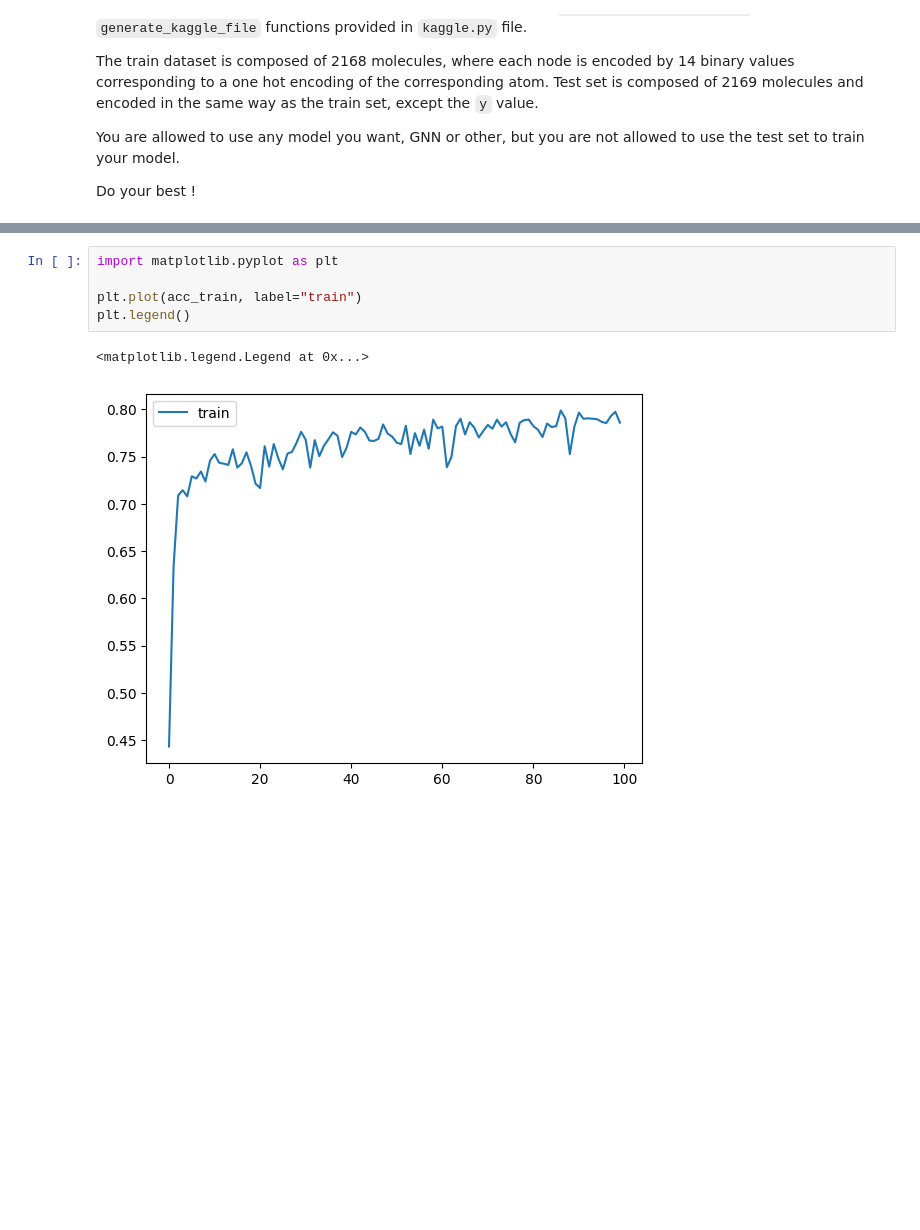
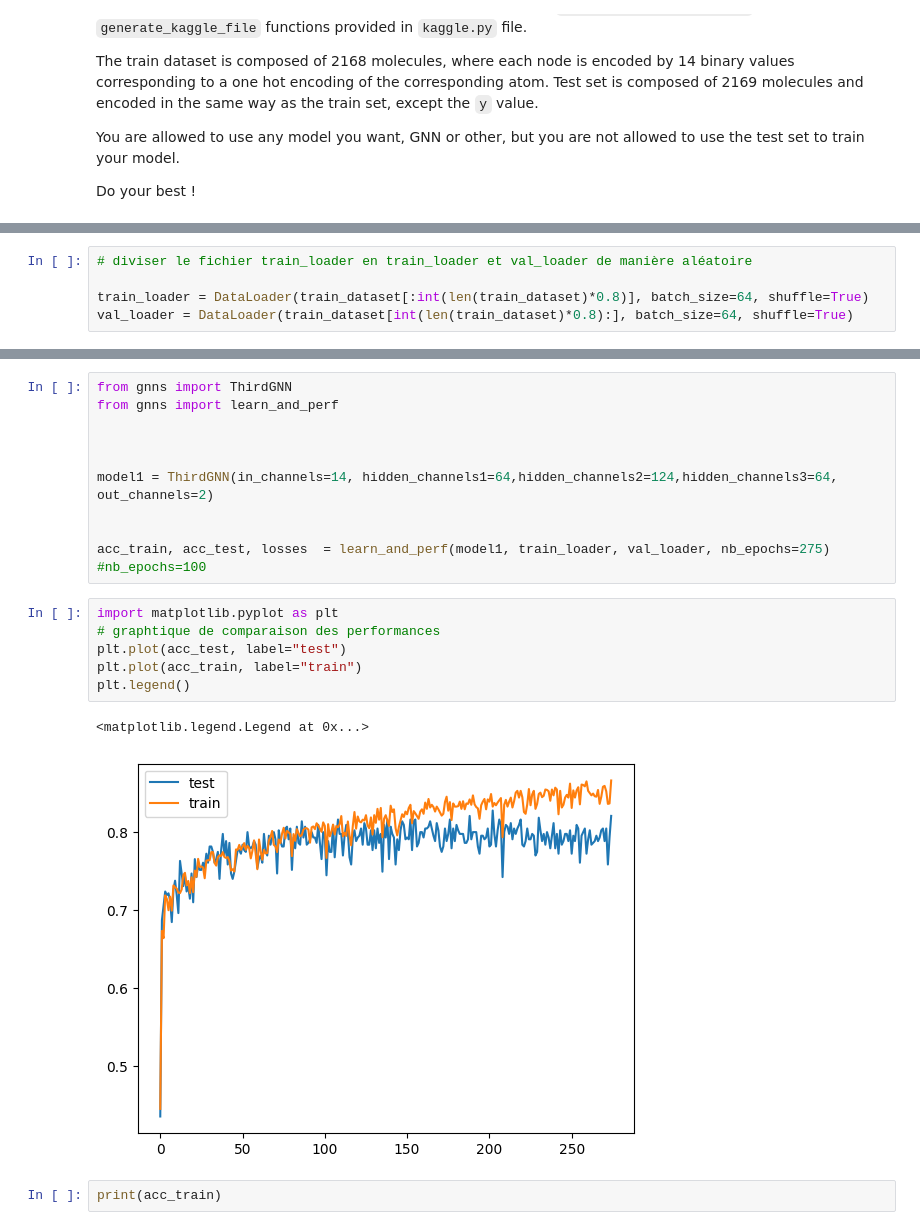
Before and after one commit to valy18/PROJET_GNN, a Jupyter notebook: 7_GraphML_competition.ipynb, the cells around one changed output, grey strips where cells are left out. Saved outputs shown, nothing was run; the diff lists cells and outputs as text; blank space fills up the shorter version.

Commit message:
ThirdGNN

```diff
--- a/7_GraphML_competition.ipynb
+++ b/7_GraphML_competition.ipynb
@@ -49,3 +85,8 @@ train_loader = DataLoader(train_dataset, batch_size=64, shuffle=True)
+# %%
+# diviser le fichier train_loader en train_loader et val_loader de manière aléatoire
+
+train_loader = DataLoader(train_dataset[:int(len(train_dataset)*0.8)], batch_size=64, shuffle=True)
+val_loader = DataLoader(train_dataset[int(len(train_dataset)*0.8):], batch_size=64, shuffle=True)
 # %%
 from gnns import FirstGNN
 from gnns import learn_and_perf
@@ -56,11 +107,24 @@ acc_train, acc_test, losses  = learn_and_perf(model, train_loader, None, nb_epoc
+# %%
+from gnns import ThirdGNN
+from gnns import learn_and_perf
+
+
+
+model1 = ThirdGNN(in_channels=14, hidden_channels1=64,hidden_channels2=124,hidden_channels3=64, out_channels=2)
+
+
+acc_train, acc_test, losses  = learn_and_perf(model1, train_loader, val_loader, nb_epochs=275) #nb_epochs=100
 # %%
 import matplotlib.pyplot as plt
-
+# graphtique de comparaison des performances
+plt.plot(acc_test, label="test")
 plt.plot(acc_train, label="train")
 plt.legend()
 # %% [output]
 <matplotlib.legend.Legend at 0x...>
-[figure, old version]
+[figure, new version]
+# %%
+print(acc_train)
 # %%
 from kaggle import generate_pred_for_kaggle, generate_kaggle_file
 test_loader = DataLoader(test_dataset, batch_size=64, shuffle=False)
```
Also changed, not shown: parts of 9 cells of this notebook, 4 other files.
